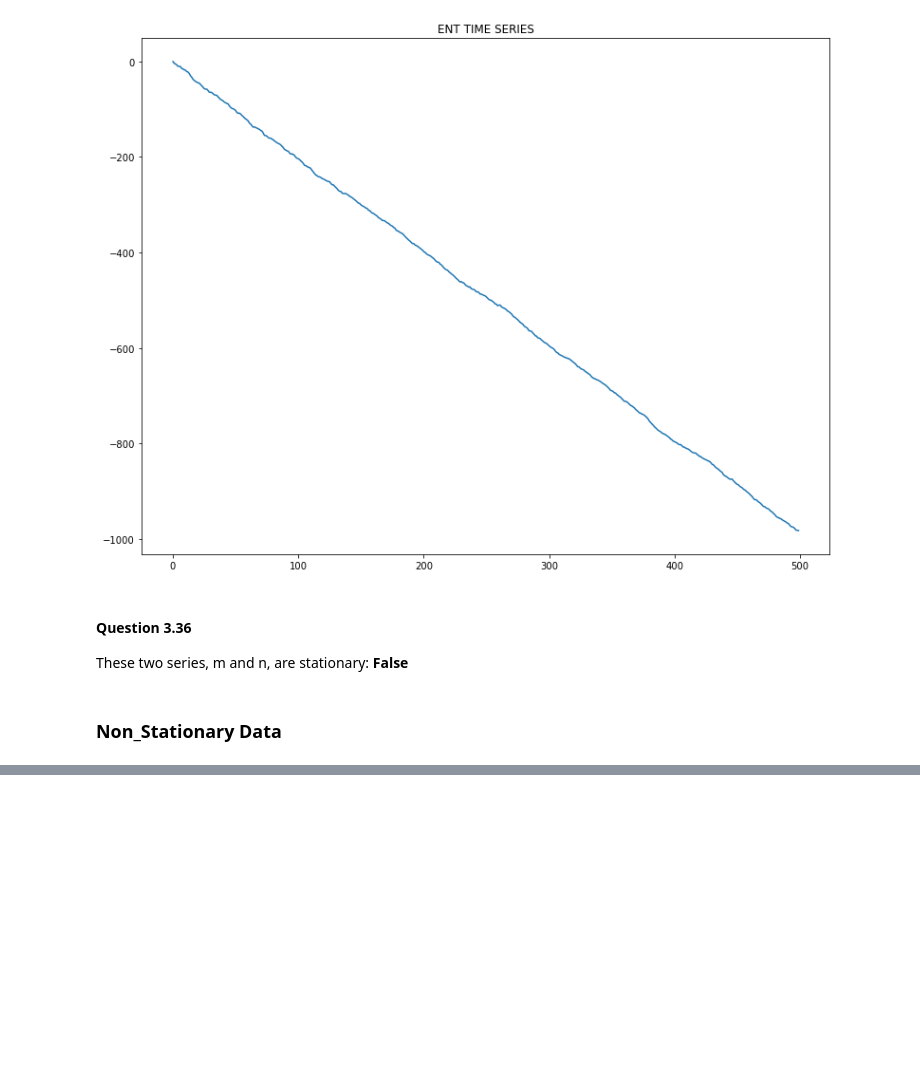
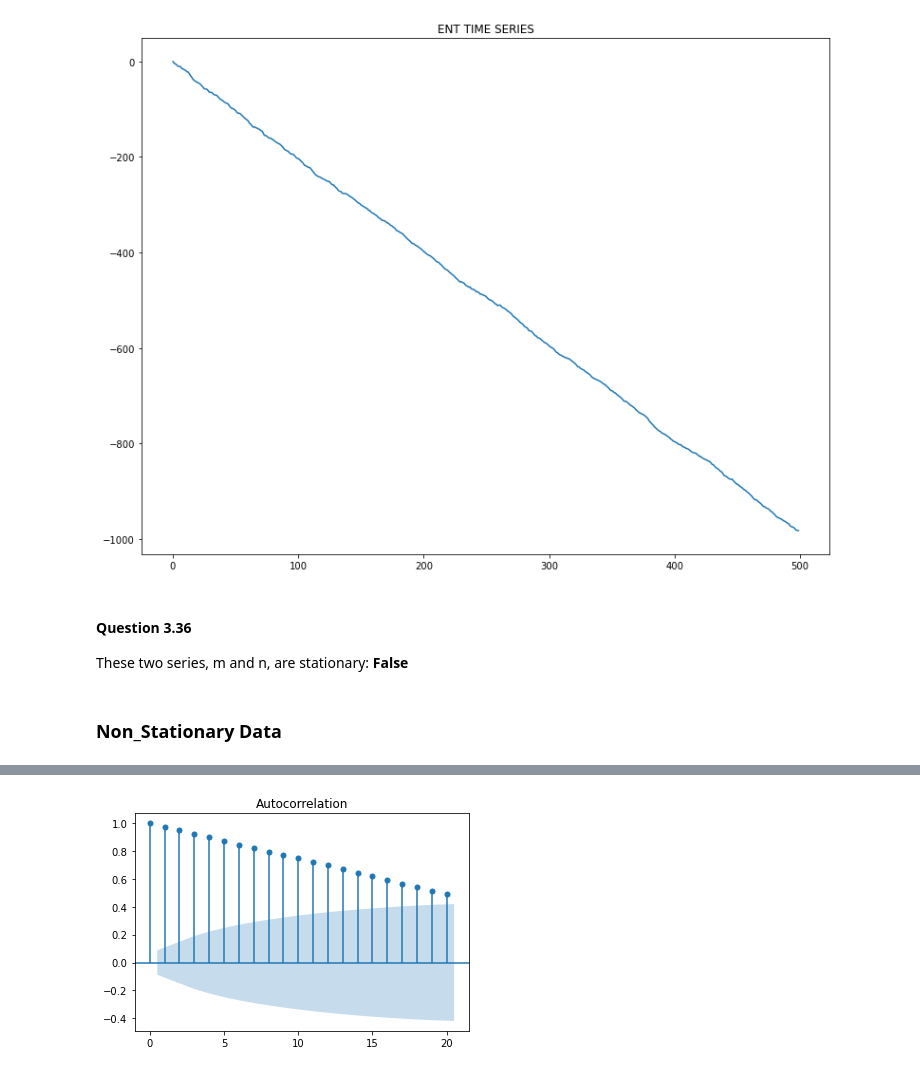
Before and after one commit to goncalosilvame/mf_forecasting, a Jupyter notebook: Module 3B - Working with non stationary.ipynb, the cells around one changed output, grey strips where cells are left out. Drawn from its saved outputs; the diff is of its cells as text; code cells hidden in the pictures; blank space fills up the shorter version.

```diff
--- a/Module 3B - Working with non stationary.ipynb
+++ b/Module 3B - Working with non stationary.ipynb
@@ -60,0 +107,14 @@ Observing the correlogram for each series, at which lag does the ACF become stat
+# %%
+from datetime import datetime
+import dateutil.parser
+# make mt a time series
+m_t = pd.DataFrame(np.array(mt), columns={'mt'})
+m_t.index = pd.date_range("1973-08-01", periods = len(mt), freq = "M")
+#m_t = m_t[m_t.index > dateutil.parser.parse("2000-01-01")]
+print(m_t.tail())
+
+#make nt a time series
+n_t = pd.DataFrame(np.array(nt),columns={'nt'})
+n_t.index = pd.date_range("1973-08-01", periods = len(nt), freq = "M")
+#m_t = m_t[m_t.index > dateutil.parser.parse("2000-01-01")]
+print(n_t.tail())
@@ -60,0 +194,5 @@ Observing the correlogram for each series, at which lag does the ACF become stat
+# %%
+X = n_t
+X = sm.add_constant(X)
+model = sm.OLS(m_t,X)
+print(model.fit().summary())
@@ -60,0 +217,2 @@ Observing the correlogram for each series, at which lag does the ACF become stat
+# %%
+sm.stats.acorr_ljungbox(model.fit().resid, lags=20, return_df=True)
@@ -60,0 +237,5 @@ Observing the correlogram for each series, at which lag does the ACF become stat
+# %%
+sm.graphics.tsa.plot_acf(model.fit().resid, lags=20)
+plt.show()
+# %% [output]
+[figure, added]
```
Also changed, not shown: parts of 11 cells of this notebook.
